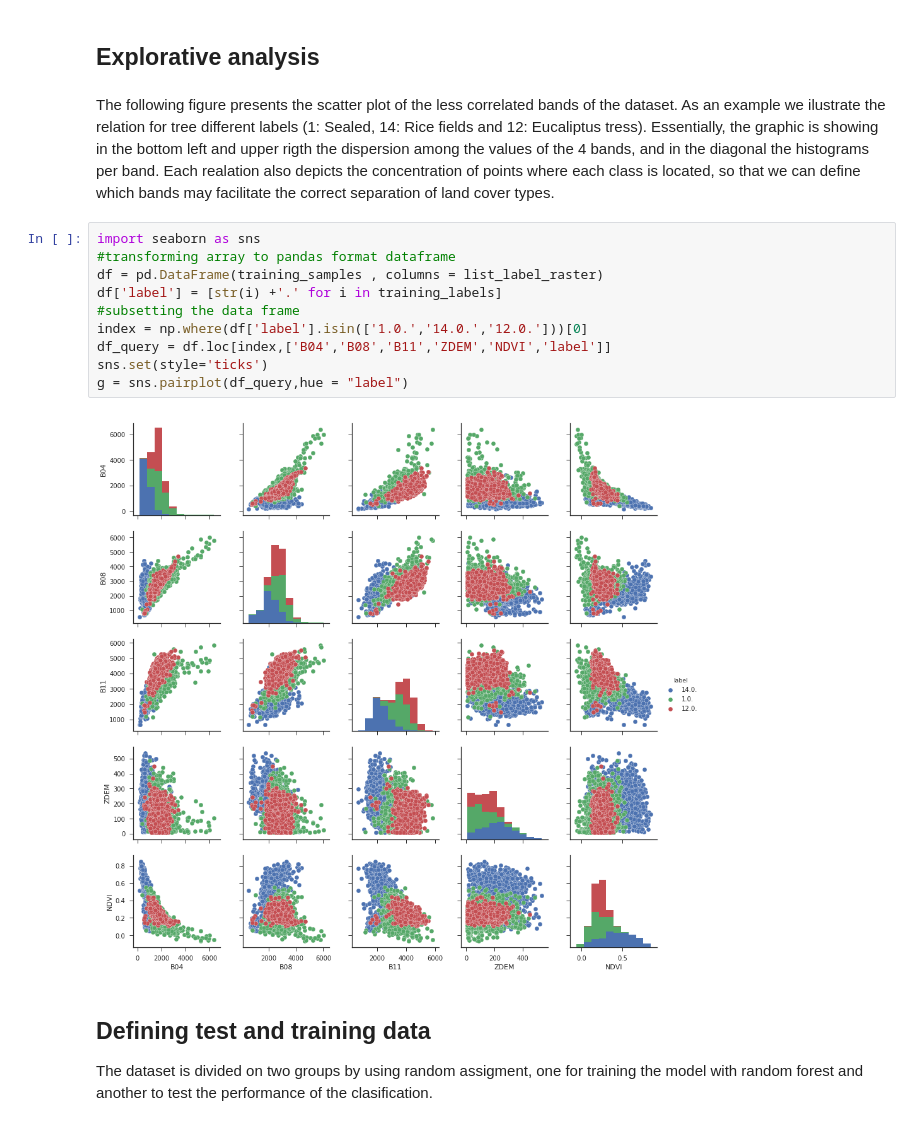
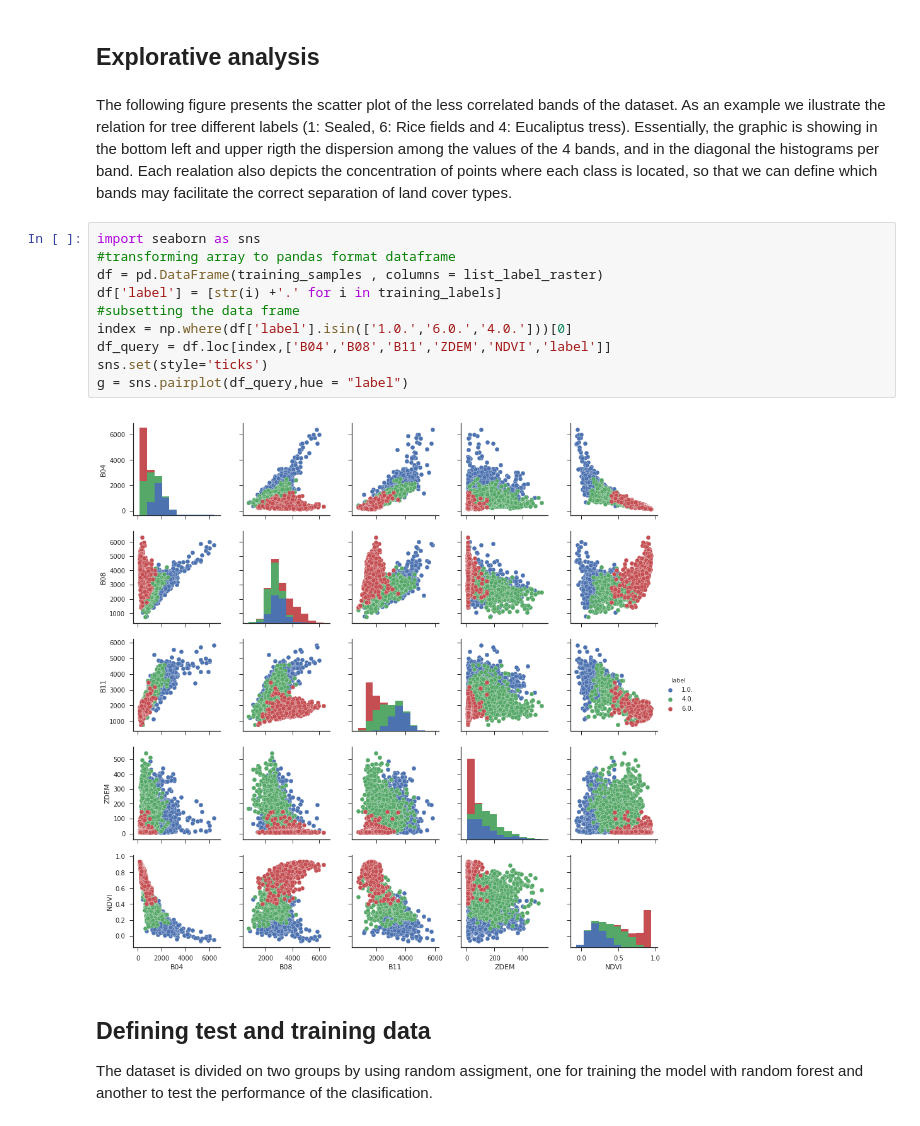
Before and after one commit to wamartinez/ts_sentinel2, a Jupyter notebook: ToolPython/Classification_static_models.ipynb, the cells around one changed output. Cells and saved outputs as stored; diff of their text form.

```diff
--- a/ToolPython/Classification_static_models.ipynb
+++ b/ToolPython/Classification_static_models.ipynb
@@ -96,19 +97,19 @@ Calling shapefiles
 # %% [markdown]
 ## Explorative analysis
 # %% [markdown]
-The following figure presents the scatter plot of the less correlated bands of the dataset. As an example we ilustrate the relation for tree different labels (1: Sealed, 14: Rice fields and 12: Eucaliptus tress). Essentially, the graphic is showing in the bottom left and upper rigth the dispersion among the values of the 4 bands, and in the diagonal the histograms per band. Each realation also depicts the concentration of points where each class is located, so that we can define which bands may facilitate the correct separation of land cover types.
+The following figure presents the scatter plot of the less correlated bands of the dataset. As an example we ilustrate the relation for tree different labels (1: Sealed, 6: Rice fields and 4: Eucaliptus tress). Essentially, the graphic is showing in the bottom left and upper rigth the dispersion among the values of the 4 bands, and in the diagonal the histograms per band. Each realation also depicts the concentration of points where each class is located, so that we can define which bands may facilitate the correct separation of land cover types.
 # %%
 import seaborn as sns
 #transforming array to pandas format dataframe
 df = pd.DataFrame(training_samples , columns = list_label_raster)
 df['label'] = [str(i) +'.' for i in training_labels]
 #subsetting the data frame
-index = np.where(df['label'].isin(['1.0.','14.0.','12.0.']))[0]
+index = np.where(df['label'].isin(['1.0.','6.0.','4.0.']))[0]
 df_query = df.loc[index,['B04','B08','B11','ZDEM','NDVI','label']]
 sns.set(style='ticks')
 g = sns.pairplot(df_query,hue = "label")
 # %% [output]
-[figure, old version]
+[figure, new version]
 # %% [markdown]
 ## Defining test and training data
 
```
Also changed, not shown: parts of 6 cells of this notebook, 6 other files.
